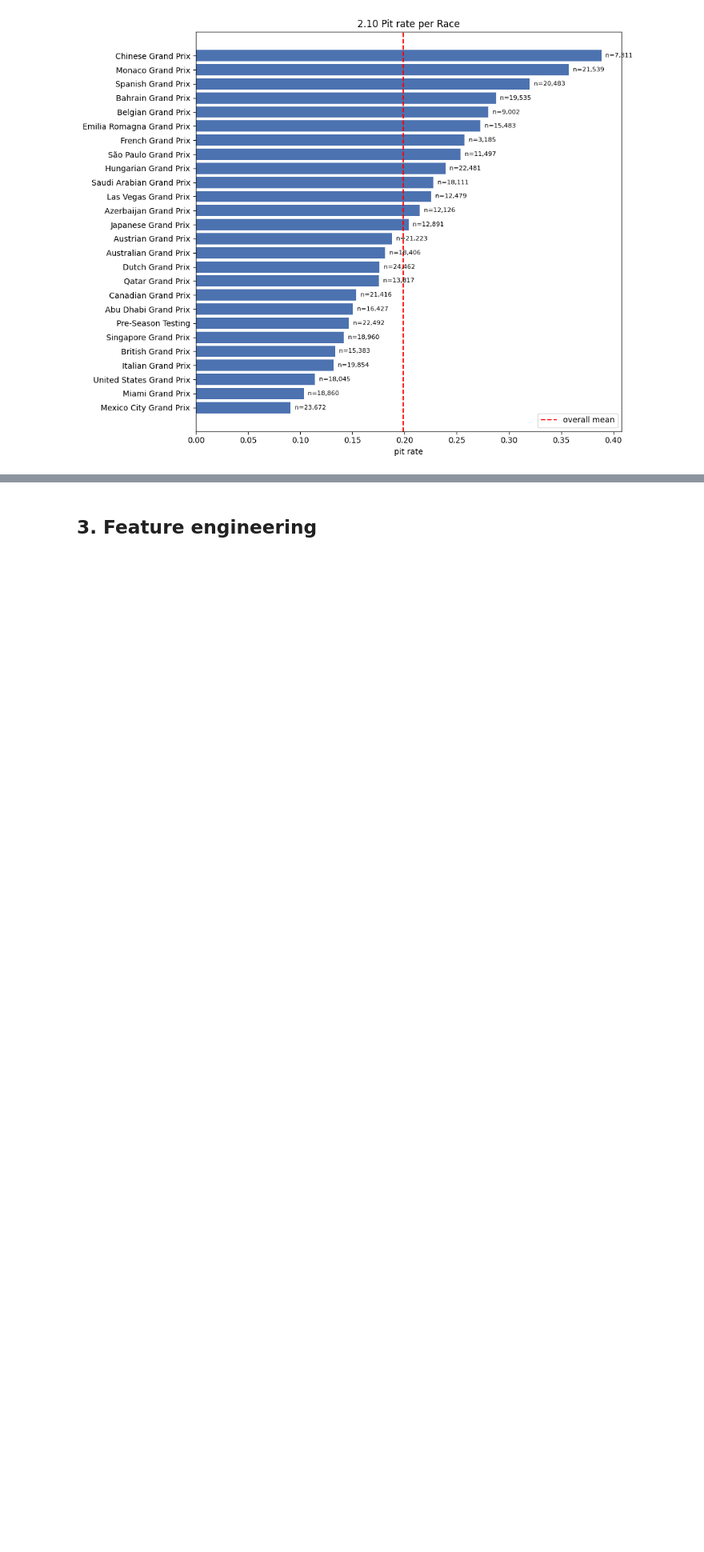
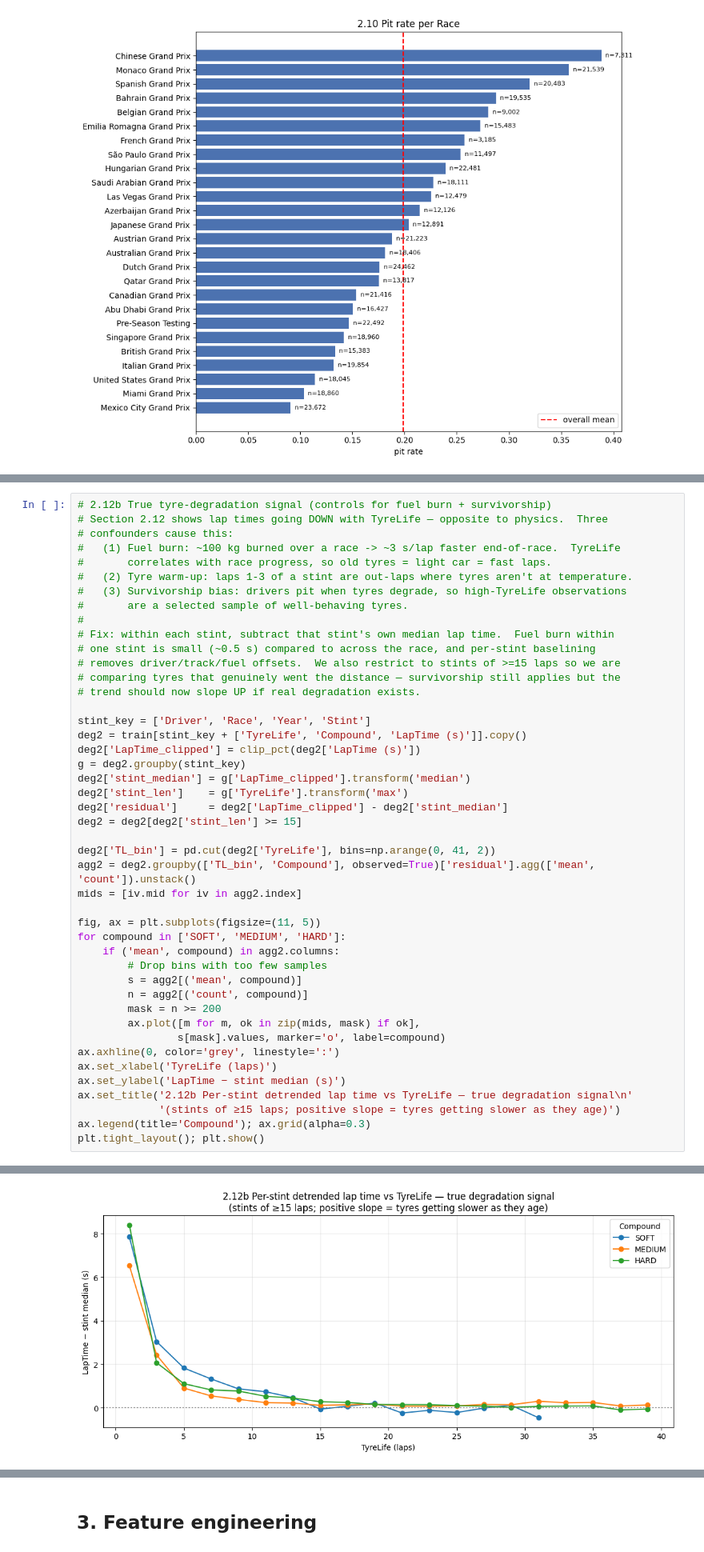
Before and after one commit to Propar2750/PitStop, a Jupyter notebook: training.ipynb, the cells around one changed output, grey strips where cells are left out. Shown at 80% size. Drawn from its saved outputs; the diff is of its cells as text; blank space fills up the shorter version.

Commit message:
Save training notebook with EDA and baseline LightGBM CV (OOF AUC 0.9424)
Co-Authored-By: Claude Opus 4.7 (1M context) <noreply@anthropic.com>

```diff
--- a/training.ipynb
+++ b/training.ipynb
@@ -378,0 +390,46 @@ plt.tight_layout(); plt.show()
+# %%
+# 2.12b True tyre-degradation signal (controls for fuel burn + survivorship)
+# Section 2.12 shows lap times going DOWN with TyreLife — opposite to physics.  Three
+# confounders cause this:
+#   (1) Fuel burn: ~100 kg burned over a race -> ~3 s/lap faster end-of-race.  TyreLife
+#       correlates with race progress, so old tyres = light car = fast laps.
+#   (2) Tyre warm-up: laps 1-3 of a stint are out-laps where tyres aren't at temperature.
+#   (3) Survivorship bias: drivers pit when tyres degrade, so high-TyreLife observations
+#       are a selected sample of well-behaving tyres.
+#
+# Fix: within each stint, subtract that stint's own median lap time.  Fuel burn within
+# one stint is small (~0.5 s) compared to across the race, and per-stint baselining
+# removes driver/track/fuel offsets.  We also restrict to stints of >=15 laps so we are
+# comparing tyres that genuinely went the distance — survivorship still applies but the
+# trend should now slope UP if real degradation exists.
+
+stint_key = ['Driver', 'Race', 'Year', 'Stint']
+deg2 = train[stint_key + ['TyreLife', 'Compound', 'LapTime (s)']].copy()
+deg2['LapTime_clipped'] = clip_pct(deg2['LapTime (s)'])
+g = deg2.groupby(stint_key)
+deg2['stint_median'] = g['LapTime_clipped'].transform('median')
+deg2['stint_len']    = g['TyreLife'].transform('max')
+deg2['residual']     = deg2['LapTime_clipped'] - deg2['stint_median']
+deg2 = deg2[deg2['stint_len'] >= 15]
+
+deg2['TL_bin'] = pd.cut(deg2['TyreLife'], bins=np.arange(0, 41, 2))
+agg2 = deg2.groupby(['TL_bin', 'Compound'], observed=True)['residual'].agg(['mean', 'count']).unstack()
+mids = [iv.mid for iv in agg2.index]
+
+fig, ax = plt.subplots(figsize=(11, 5))
+for compound in ['SOFT', 'MEDIUM', 'HARD']:
+    if ('mean', compound) in agg2.columns:
+        # Drop bins with too few samples
+        s = agg2[('mean', compound)]
+        n = agg2[('count', compound)]
+        mask = n >= 200
+        ax.plot([m for m, ok in zip(mids, mask) if ok],
+                s[mask].values, marker='o', label=compound)
+ax.axhline(0, color='grey', linestyle=':')
+ax.set_xlabel('TyreLife (laps)')
+ax.set_ylabel('LapTime − stint median (s)')
+ax.set_title('2.12b Per-stint detrended lap time vs TyreLife — true degradation signal\n'
+             '(stints of ≥15 laps; positive slope = tyres getting slower as they age)')
+ax.legend(title='Compound'); ax.grid(alpha=0.3)
+plt.tight_layout(); plt.show()
+# %% [output]
@@ -378,0 +441 @@ plt.tight_layout(); plt.show()
+[figure, added]
```
Also changed, not shown: parts of 13 cells of this notebook.
